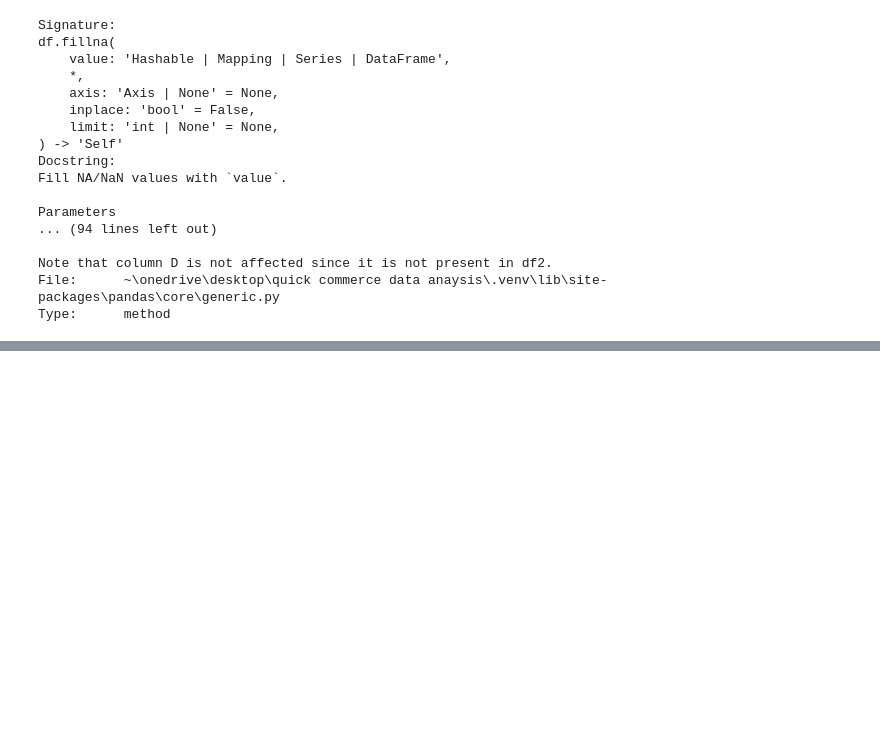
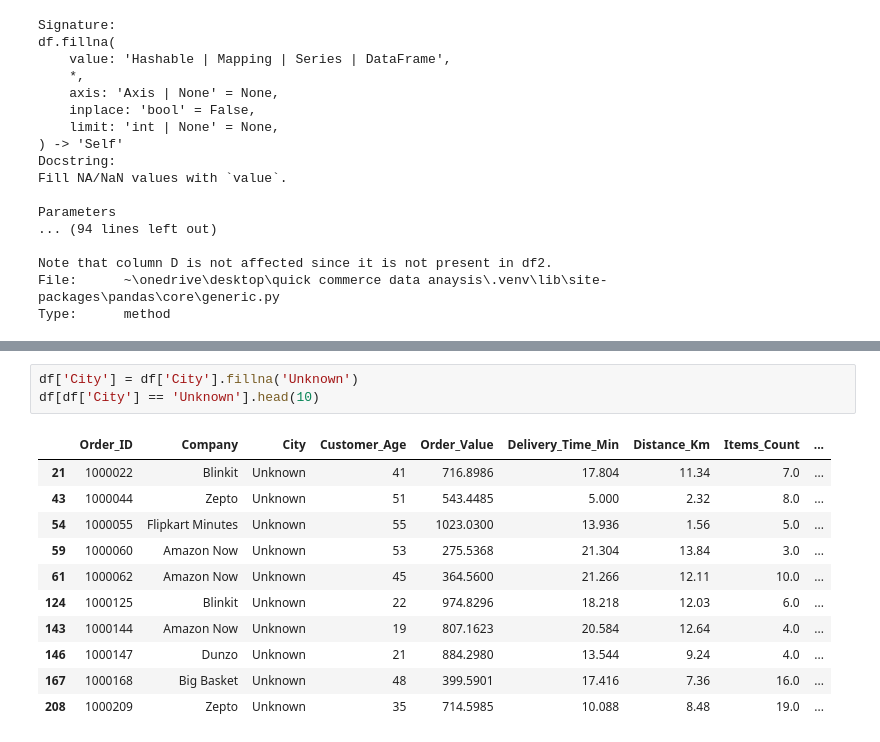
Before and after one commit to JuneVerone/Q-CommerceDataAnayslis, a Jupyter notebook: Q-commerce.ipynb, the cells around one changed output, grey strips where cells are left out. Cells and saved outputs as stored; diff of their text form; blank space fills up the shorter version.

```diff
--- a/Q-commerce.ipynb
+++ b/Q-commerce.ipynb
@@ -276,0 +292,15 @@ Type:      method
+# %%
+df['City'] = df['City'].fillna('Unknown')
+df[df['City'] == 'Unknown'].head(10)
+# %% [output]
+|  | Order_ID | Company | City | Customer_Age | Order_Value | Delivery_Time_Min | Distance_Km | Items_Count | ... |
+| 21 | 1000022 | Blinkit | Unknown | 41 | 716.8986 | 17.804 | 11.34 | 7.0 | ... |
+| 43 | 1000044 | Zepto | Unknown | 51 | 543.4485 | 5.000 | 2.32 | 8.0 | ... |
+| 54 | 1000055 | Flipkart Minutes | Unknown | 55 | 1023.0300 | 13.936 | 1.56 | 5.0 | ... |
+| 59 | 1000060 | Amazon Now | Unknown | 53 | 275.5368 | 21.304 | 13.84 | 3.0 | ... |
+| 61 | 1000062 | Amazon Now | Unknown | 45 | 364.5600 | 21.266 | 12.11 | 10.0 | ... |
+| 124 | 1000125 | Blinkit | Unknown | 22 | 974.8296 | 18.218 | 12.03 | 6.0 | ... |
+| 143 | 1000144 | Amazon Now | Unknown | 19 | 807.1623 | 20.584 | 12.64 | 4.0 | ... |
+| 146 | 1000147 | Dunzo | Unknown | 21 | 884.2980 | 13.544 | 9.24 | 4.0 | ... |
+| 167 | 1000168 | Big Basket | Unknown | 48 | 399.5901 | 17.416 | 7.36 | 16.0 | ... |
+| 208 | 1000209 | Zepto | Unknown | 35 | 714.5985 | 10.088 | 8.48 | 19.0 | ... |
```
Also changed, not shown: parts of 12 cells of this notebook.
